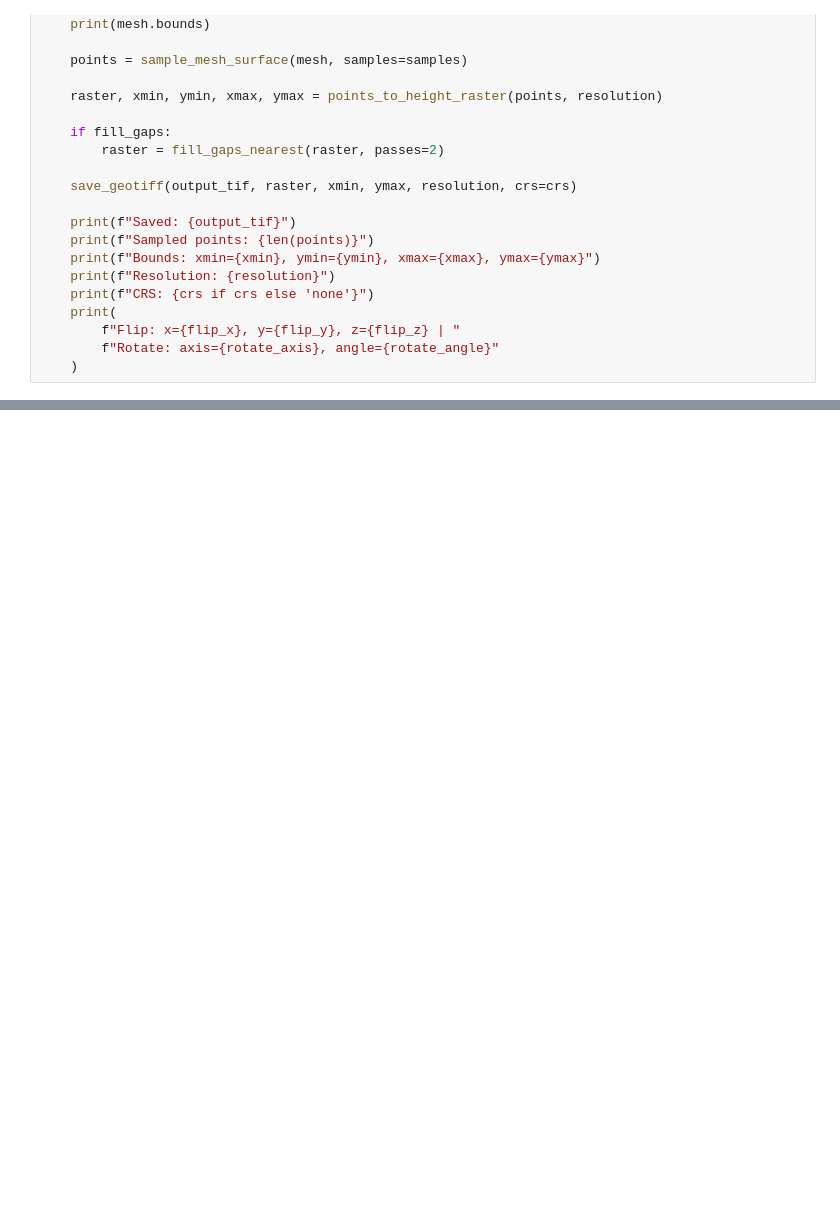
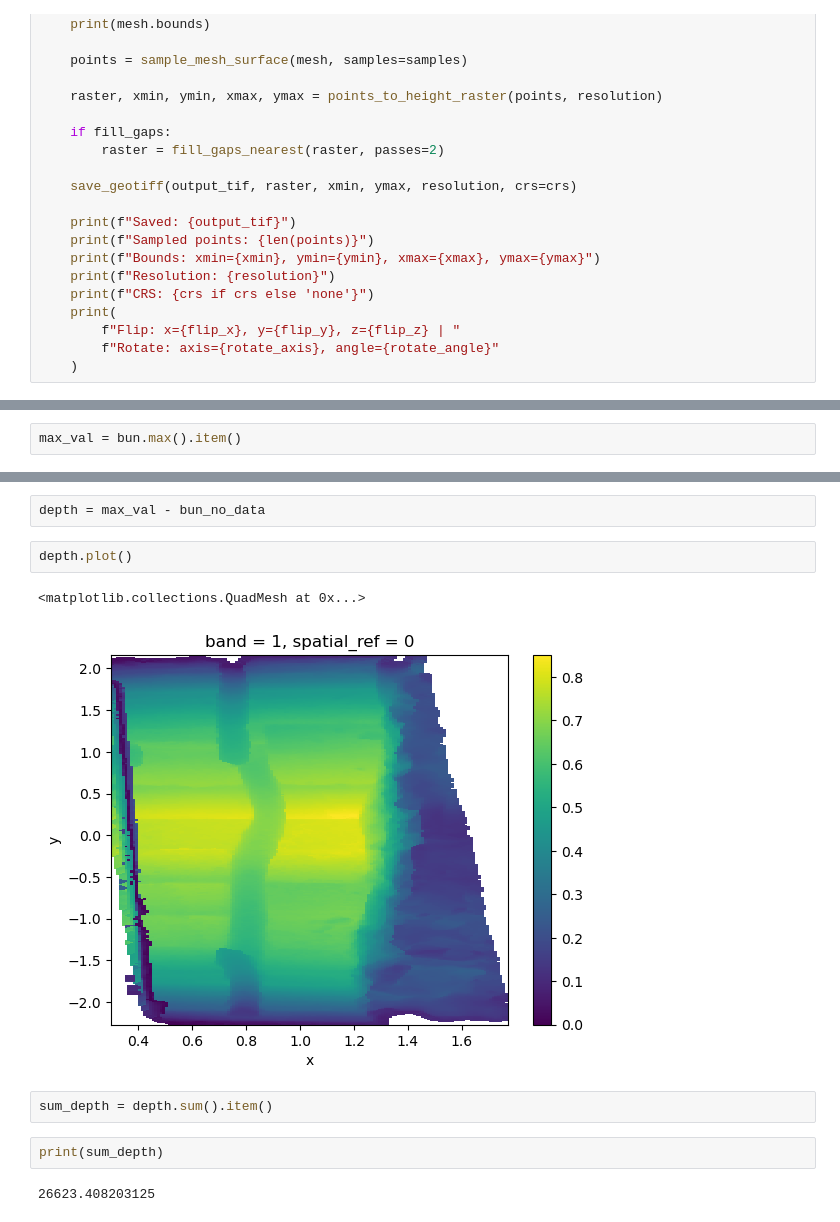
Before and after one commit to Morrizzzzz/RCE_GIS_Academy, a Jupyter notebook: 3d_ship/notebooks/convert3d.ipynb, the cells around one changed output, grey strips where cells are left out. Saved outputs shown, nothing was run; the diff lists cells and outputs as text; blank space fills up the shorter version.

```diff
--- a/3d_ship/notebooks/convert3d.ipynb
+++ b/3d_ship/notebooks/convert3d.ipynb
@@ -286,0 +328,2 @@ ply_to_tif(
+# %%
+max_val = bun.max().item()
@@ -286,0 +350,13 @@ ply_to_tif(
+# %%
+depth = max_val - bun_no_data
+# %%
+depth.plot()
+# %% [output]
+<matplotlib.collections.QuadMesh at 0x...>
+[figure, added]
+# %%
+sum_depth = depth.sum().item()
+# %%
+print(sum_depth)
+# %% [output]
+26623.408203125
```
Also changed, not shown: parts of 15 cells of this notebook.
